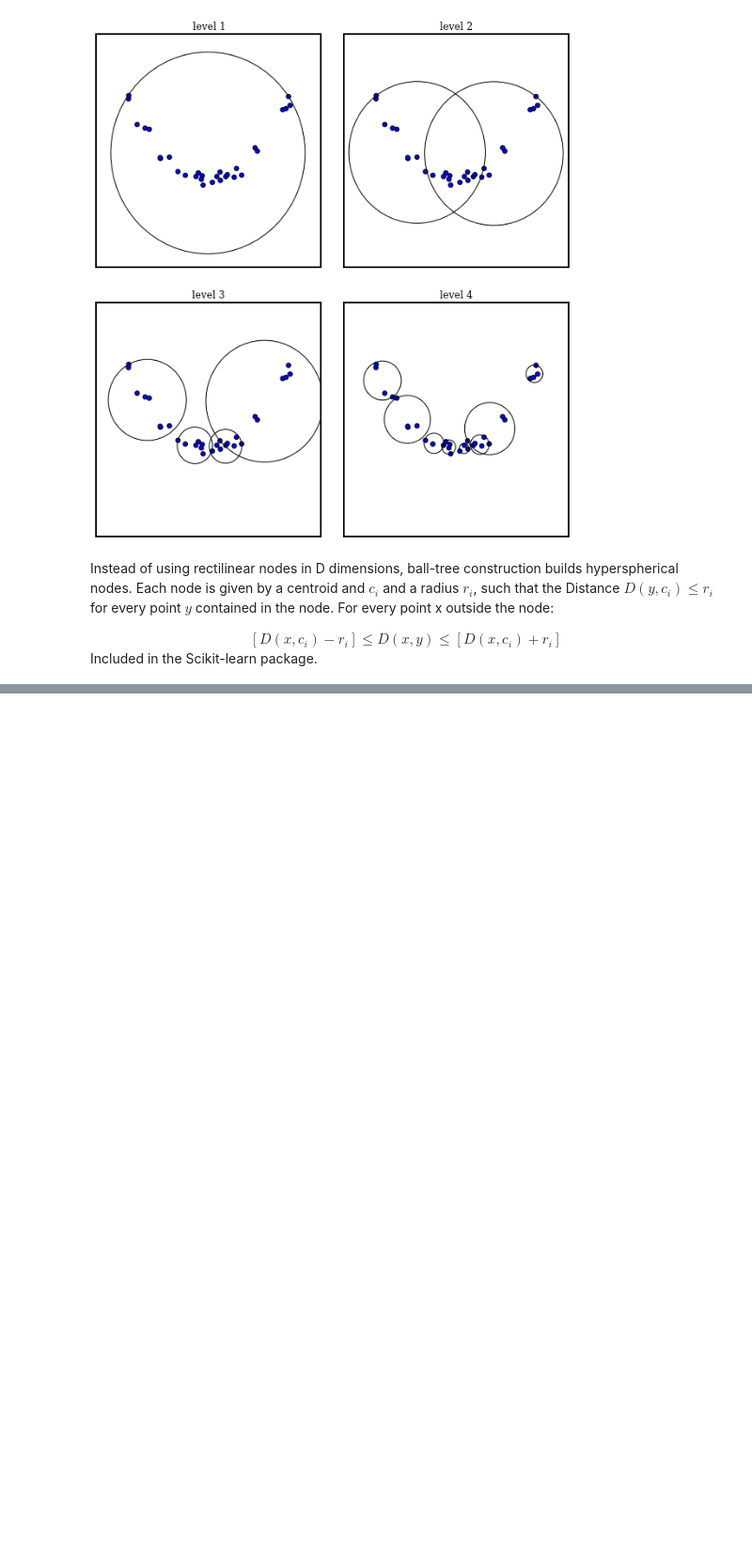
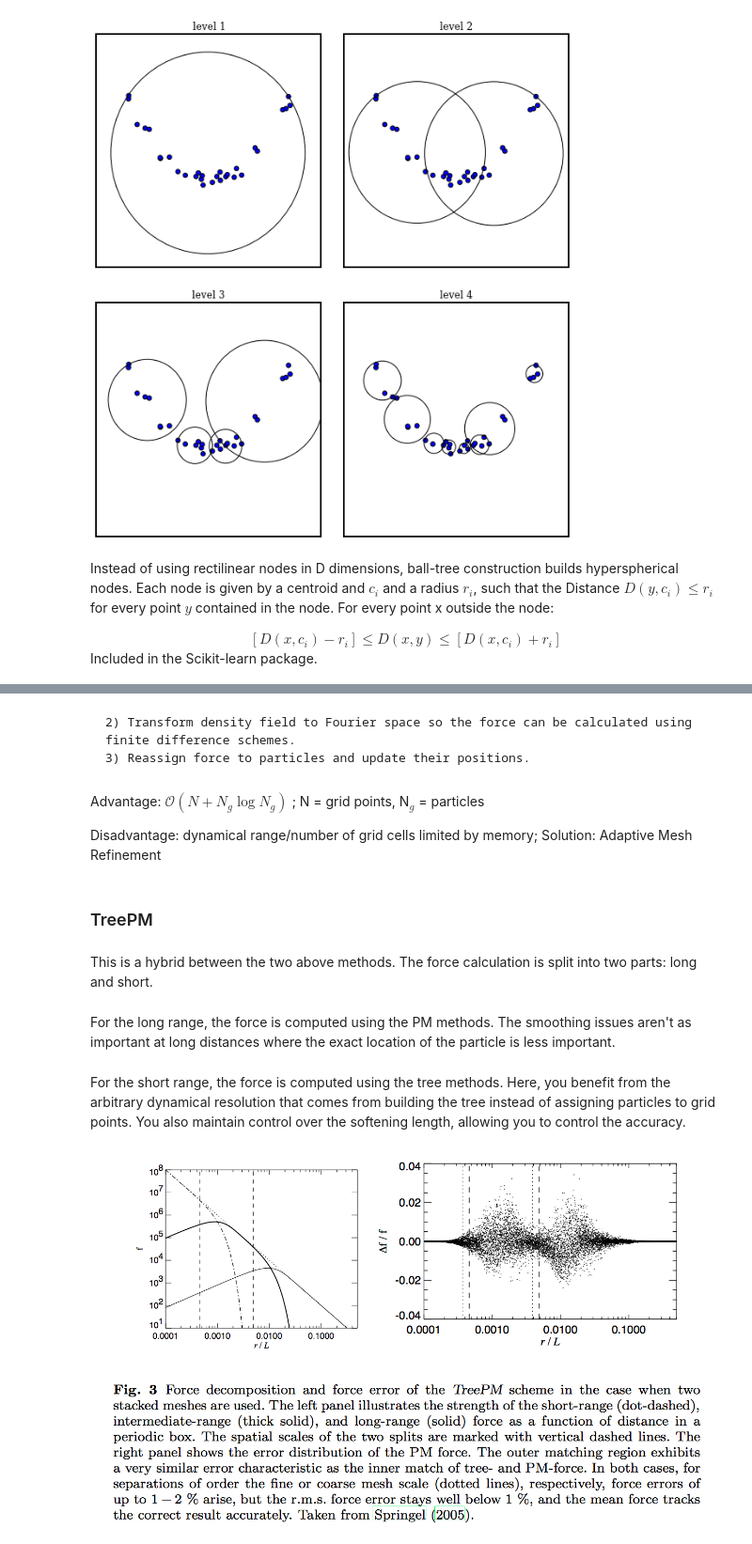
Before and after one commit to seclark/machine_learning, a Jupyter notebook: tree codes.ipynb, the cells around one changed output, grey strips where cells are left out. Shown at 94% size. Saved outputs shown, nothing was run; the diff lists cells and outputs as text; code cells hidden in the pictures; blank space fills up the shorter version.

Commit message:
Lauren added her part!

```diff
--- a/tree codes.ipynb
+++ b/tree codes.ipynb
@@ -437,0 +489,19 @@ Included in the Scikit-learn package.
+# %% [markdown]
+    2) Transform density field to Fourier space so the force can be calculated using finite difference schemes.
+    3) Reassign force to particles and update their positions.
+# %% [markdown]
+Advantage:    $\mathcal{O}(N + N_g \log N_g)$ ; N = grid points, N$_g$ = particles
+
+Disadvantage: dynamical range/number of grid cells limited by memory; Solution: Adaptive Mesh Refinement
+# %% [markdown]
+### TreePM
+# %% [markdown]
+This is a hybrid between the two above methods.  The force calculation is split into two parts: long and short.
+# %% [markdown]
+For the long range, the force is computed using the PM methods.  The smoothing issues aren't as important at long distances where the exact location of the particle is less important.
+# %% [markdown]
+For the short range, the force is computed using the tree methods. Here, you benefit from the arbitrary dynamical resolution that comes from building the tree instead of assigning particles to grid points. You also maintain control over the softening length, allowing you to control the accuracy.
+# %%
+Image(filename='gadget_accuracy.png')
+# %% [output]
+[figure, added]
```
Also changed, not shown: parts of 24 cells of this notebook.
